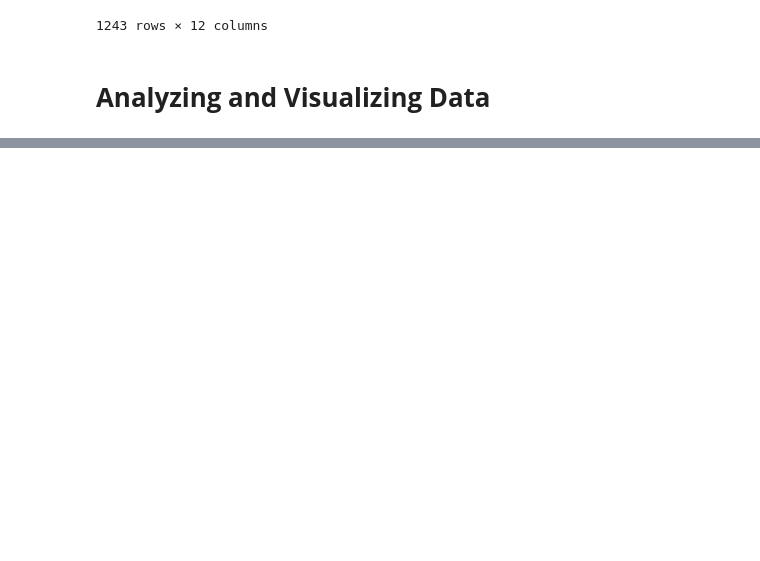
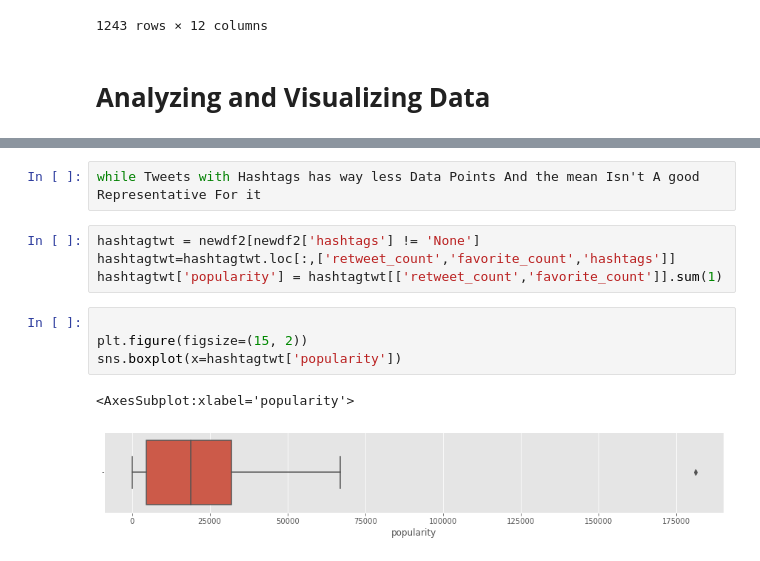
Before and after one commit to mmedhat2/Projects, a Jupyter notebook: Data-Analysis/Twitter-dataset-analysis/twittercode.ipynb, the cells around one changed output, grey strips where cells are left out. Cells and saved outputs as stored; diff of their text form; blank space fills up the shorter version.

```diff
--- a/Data-Analysis/Twitter-dataset-analysis/twittercode.ipynb
+++ b/Data-Analysis/Twitter-dataset-analysis/twittercode.ipynb
@@ -481,0 +495,13 @@ DogsInfossss.sort_values(by='favorite_counts',ascending=False)
+# %%
+while Tweets with Hashtags has way less Data Points And the mean Isn't A good Representative For it
+# %%
+hashtagtwt = newdf2[newdf2['hashtags'] != 'None']
+hashtagtwt=hashtagtwt.loc[:,['retweet_count','favorite_count','hashtags']]
+hashtagtwt['popularity'] = hashtagtwt[['retweet_count','favorite_count']].sum(1)
+# %%
+
+plt.figure(figsize=(15, 2))
+sns.boxplot(x=hashtagtwt['popularity'])
+# %% [output]
+<AxesSubplot:xlabel='popularity'>
+[figure, added]
```
Also changed, not shown: parts of 12 cells of this notebook.
